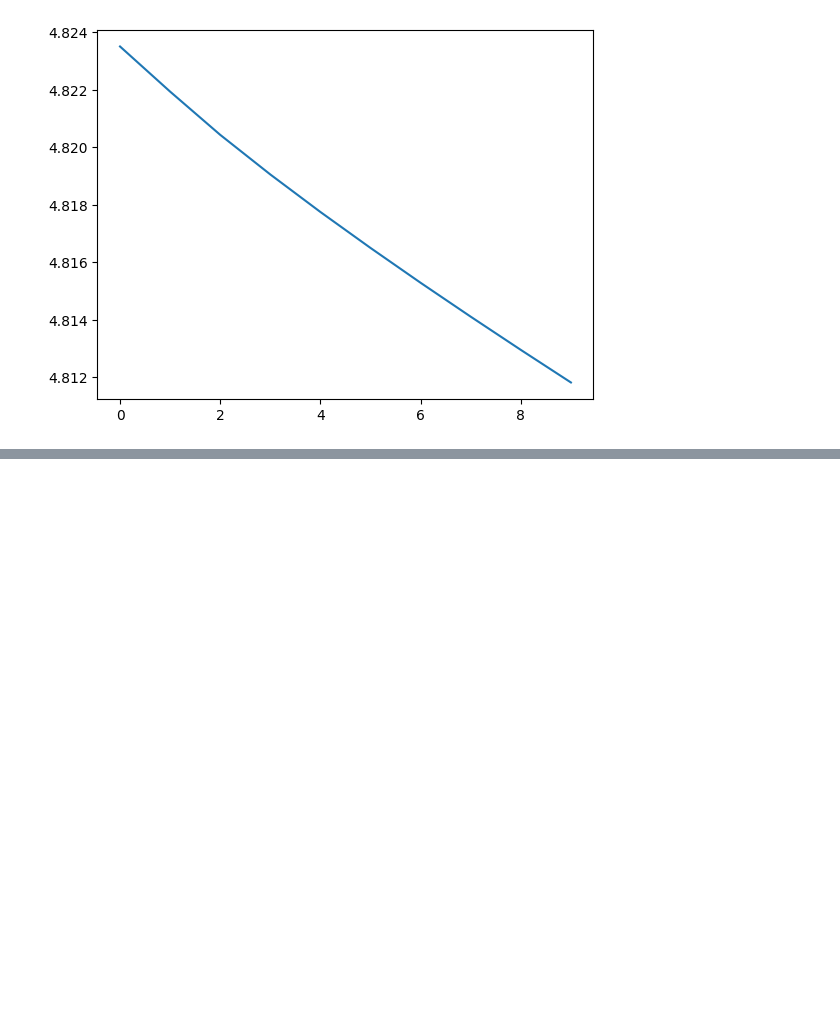
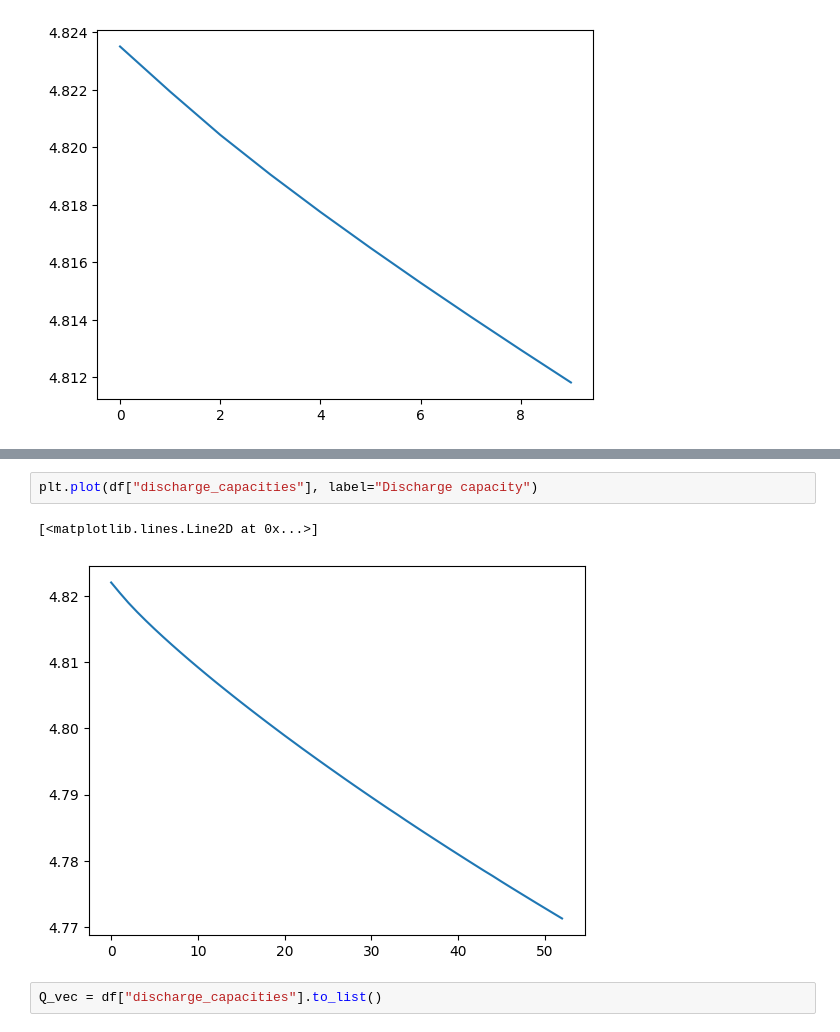
Before and after one commit to frekkoz3/EESTEC-HACKATHON-2025, a Jupyter notebook: SoC.ipynb, the cells around one changed output, grey strips where cells are left out. Cells and saved outputs as stored; diff of their text form; blank space fills up the shorter version.

```diff
--- a/SoC.ipynb
+++ b/SoC.ipynb
@@ -216,0 +222,7 @@ len(df["Voltage"][0])
+# %%
+plt.plot(df["discharge_capacities"], label="Discharge capacity")
+# %% [output]
+[<matplotlib.lines.Line2D at 0x...>]
+[figure, added]
+# %%
+Q_vec = df["discharge_capacities"].to_list()
```
Also changed, not shown: parts of 7 cells of this notebook, 3 other files.
